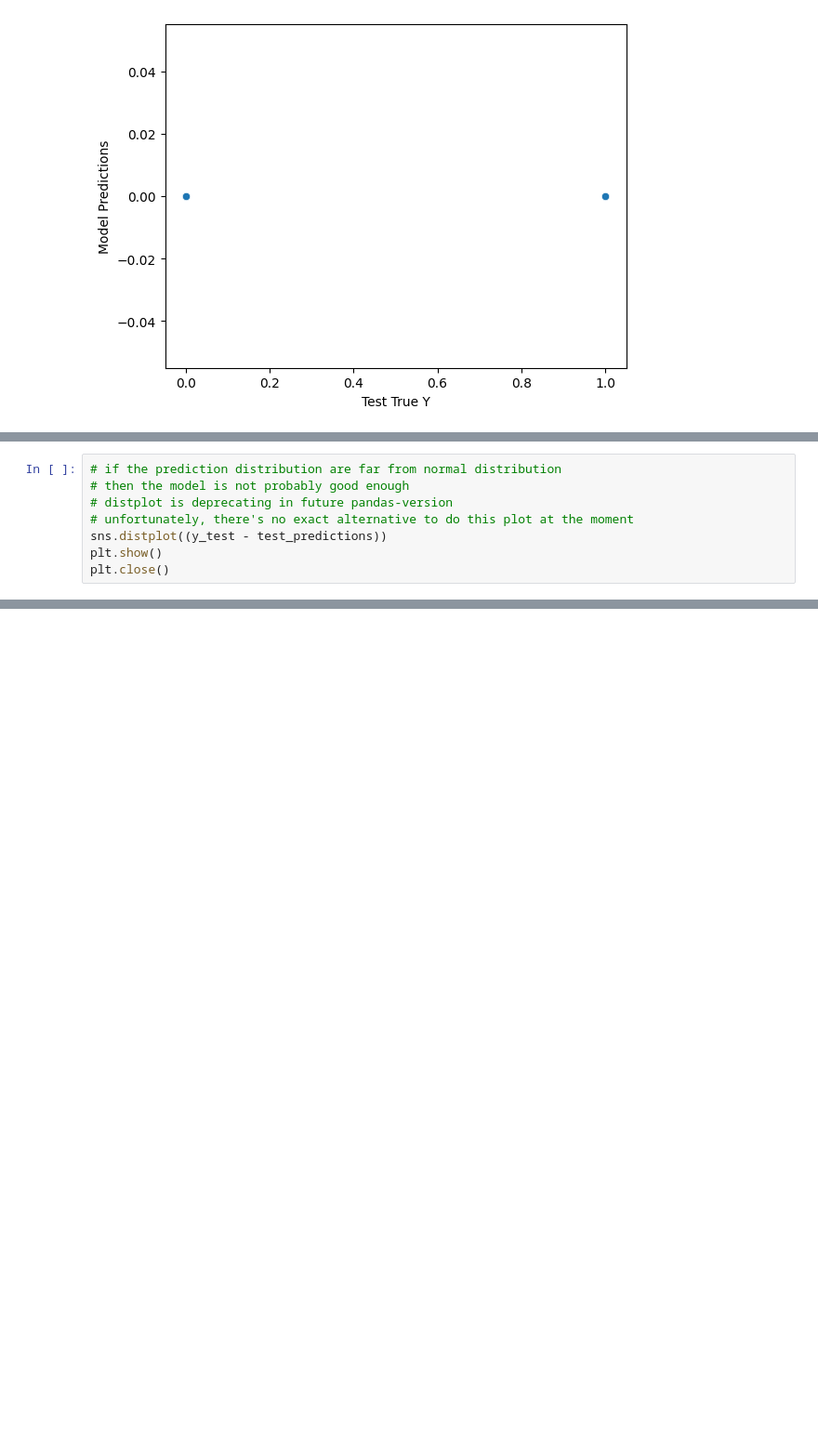
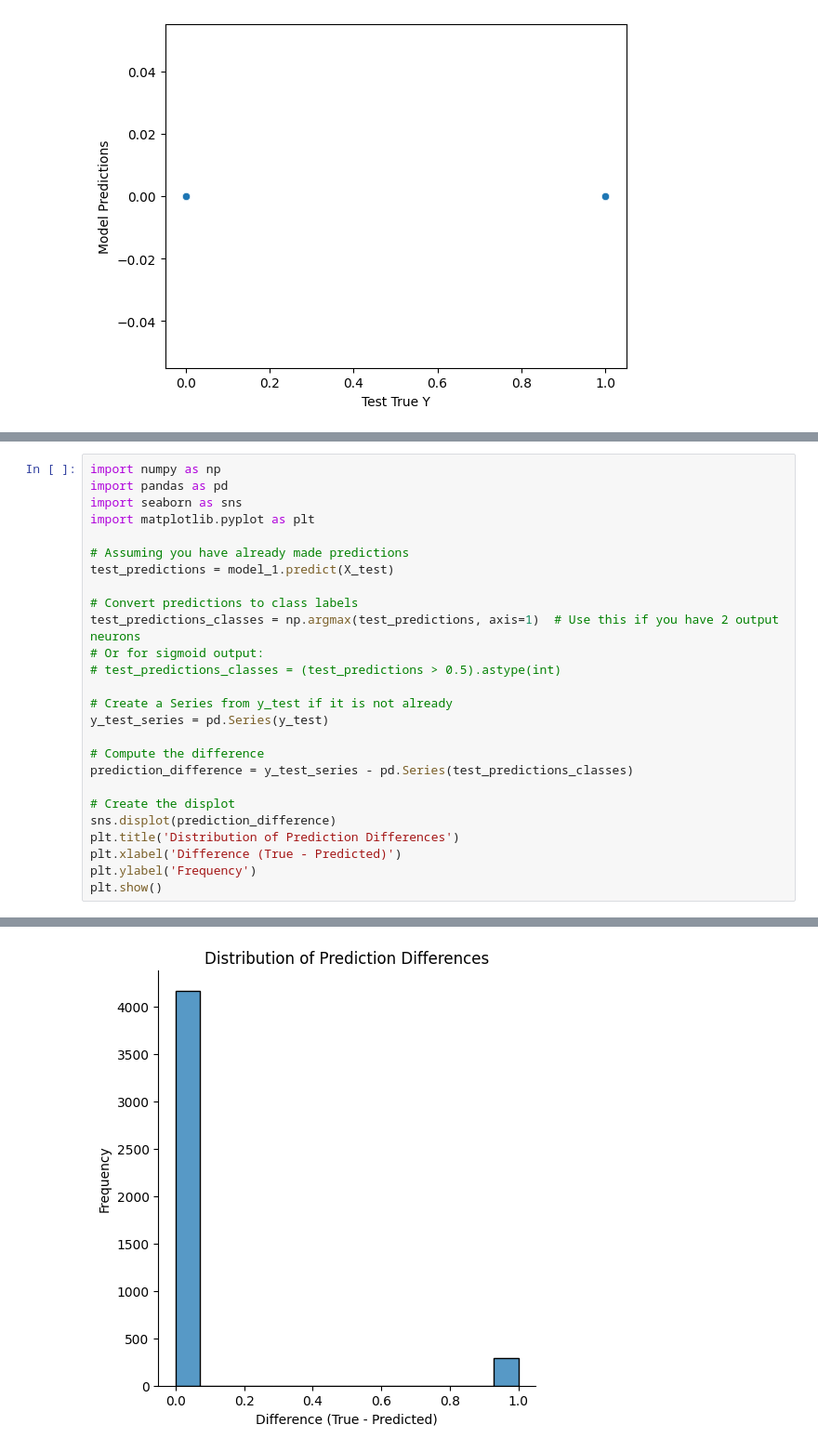
Before and after one commit to crypt0kitik/Deep_Learning, a Jupyter notebook: 2 - ANN for classification/03 - Neural network_1.ipynb, the cells around one changed output, grey strips where cells are left out. Shown at 93% size. Saved outputs shown, nothing was run; the diff lists cells and outputs as text; blank space fills up the shorter version.

```diff
--- a/2 - ANN for classification/03 - Neural network_1.ipynb
+++ b/2 - ANN for classification/03 - Neural network_1.ipynb
@@ -227,8 +252,27 @@ ValueError: y_true and y_pred have different number of output (1!=2)
-# %%
-# if the prediction distribution are far from normal distribution
-# then the model is not probably good enough
-# distplot is deprecating in future pandas-version
-# unfortunately, there's no exact alternative to do this plot at the moment
-sns.distplot((y_test - test_predictions))
-plt.show()
-plt.close()
+# %%
+import numpy as np
+import pandas as pd
+import seaborn as sns
+import matplotlib.pyplot as plt
+
+# Assuming you have already made predictions
+test_predictions = model_1.predict(X_test)
+
+# Convert predictions to class labels
+test_predictions_classes = np.argmax(test_predictions, axis=1)  # Use this if you have 2 output neurons
+# Or for sigmoid output:
+# test_predictions_classes = (test_predictions > 0.5).astype(int)
+
+# Create a Series from y_test if it is not already
+y_test_series = pd.Series(y_test)
+
+# Compute the difference
+prediction_difference = y_test_series - pd.Series(test_predictions_classes)
+
+# Create the displot
+sns.displot(prediction_difference)
+plt.title('Distribution of Prediction Differences')
+plt.xlabel('Difference (True - Predicted)')
+plt.ylabel('Frequency')
+plt.show()
+# %% [output]
@@ -234,0 +280 @@ plt.close()
+[figure, added]
```
Also changed, not shown: parts of 10 cells of this notebook, 4 other files.
